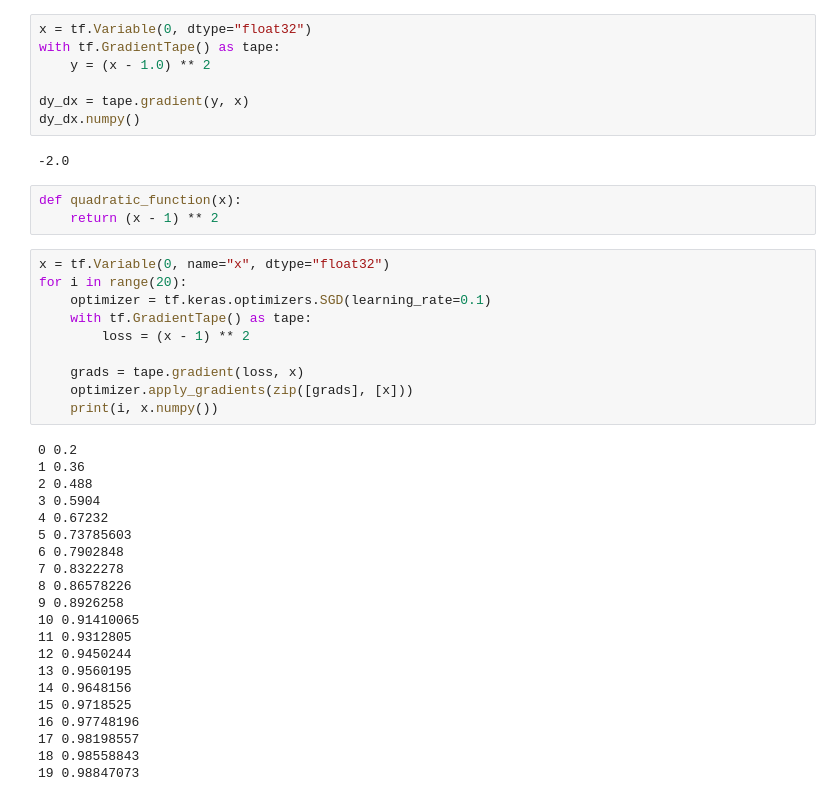
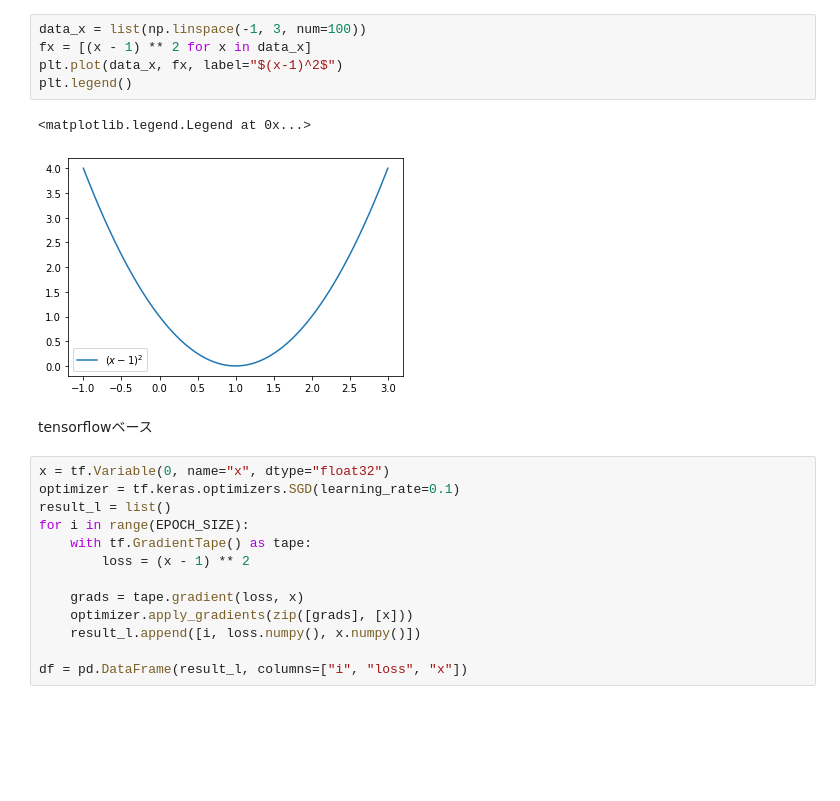
Before and after one commit to ktman-ktman/tensorflow_keras, a Jupyter notebook: notebook/chapter3/list3_13.ipynb, the cells around one changed output. Saved outputs shown, nothing was run; the diff lists cells and outputs as text; blank space fills up the shorter version.

```diff
--- a/notebook/chapter3/list3_13.ipynb
+++ b/notebook/chapter3/list3_13.ipynb
@@ -5,43 +14,23 @@ import tensorflow as tf
+# %%
+data_x = list(np.linspace(-1, 3, num=100))
+fx = [(x - 1) ** 2 for x in data_x]
+plt.plot(data_x, fx, label="$(x-1)^2$")
+plt.legend()
+# %% [output]
+<matplotlib.legend.Legend at 0x...>
+[figure, added]
+# %% [markdown]
+tensorflowベース
 # %%
-x = tf.Variable(0, dtype="float32")
-with tf.GradientTape() as tape:
-    y = (x - 1.0) ** 2
+x = tf.Variable(0, name="x", dtype="float32")
+optimizer = tf.keras.optimizers.SGD(learning_rate=0.1)
+result_l = list()
+for i in range(EPOCH_SIZE):
+    with tf.GradientTape() as tape:
+        loss = (x - 1) ** 2
 
-dy_dx = tape.gradient(y, x)
-dy_dx.numpy()
+    grads = tape.gradient(loss, x)
+    optimizer.apply_gradients(zip([grads], [x]))
+    result_l.append([i, loss.numpy(), x.numpy()])
+
+df = pd.DataFrame(result_l, columns=["i", "loss", "x"])
-# %% [output]
--2.0
-# %%
-def quadratic_function(x):
-    return (x - 1) ** 2
-# %%
-x = tf.Variable(0, name="x", dtype="float32")
-for i in range(20):
-    optimizer = tf.keras.optimizers.SGD(learning_rate=0.1)
-    with tf.GradientTape() as tape:
-        loss = (x - 1) ** 2
-
-    grads = tape.gradient(loss, x)
-    optimizer.apply_gradients(zip([grads], [x]))
-    print(i, x.numpy())
-# %% [output]
-0 0.2
-1 0.36
-2 0.488
-3 0.5904
-4 0.67232
-5 0.73785603
-6 0.7902848
-7 0.8322278
-8 0.86578226
-9 0.8926258
-10 0.91410065
-11 0.9312805
-12 0.9450244
-13 0.9560195
-14 0.9648156
-15 0.9718525
-16 0.97748196
-17 0.98198557
-18 0.98558843
-19 0.98847073
```
Also changed, not shown: parts of 14 cells of this notebook, 4 other files.
